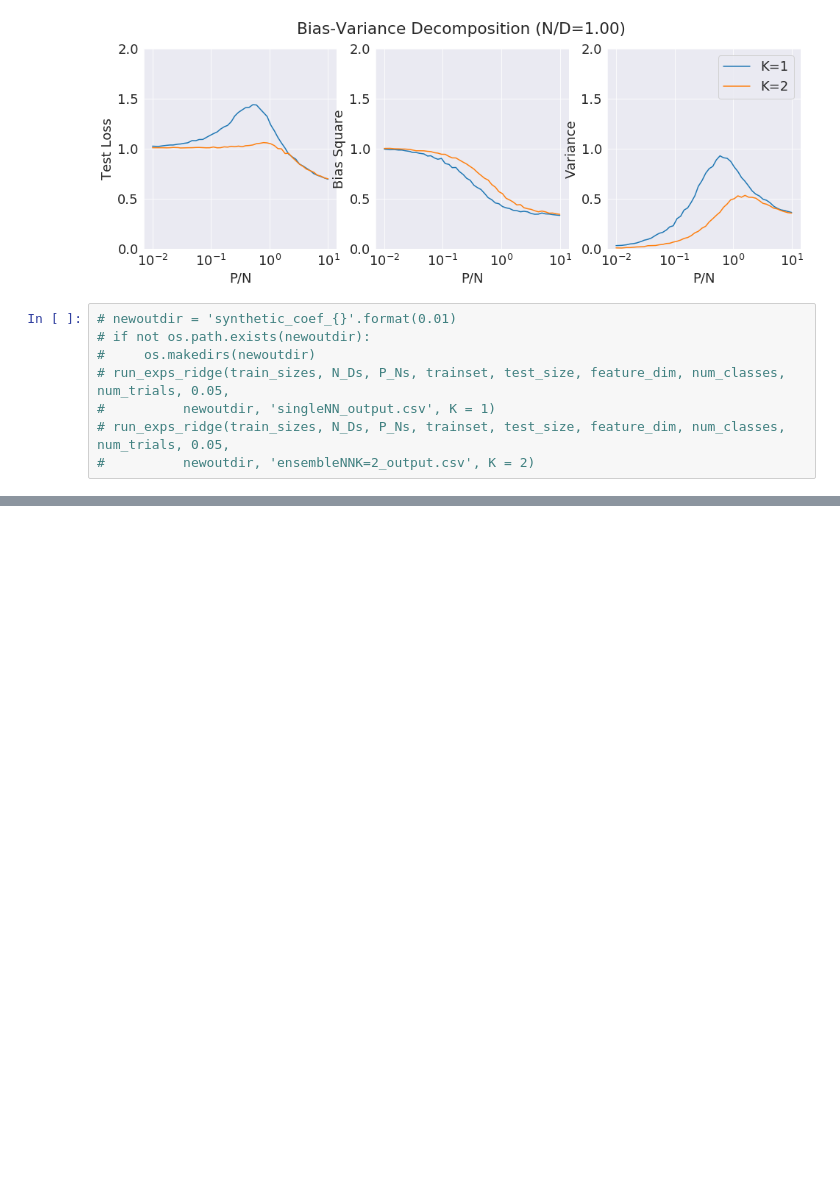
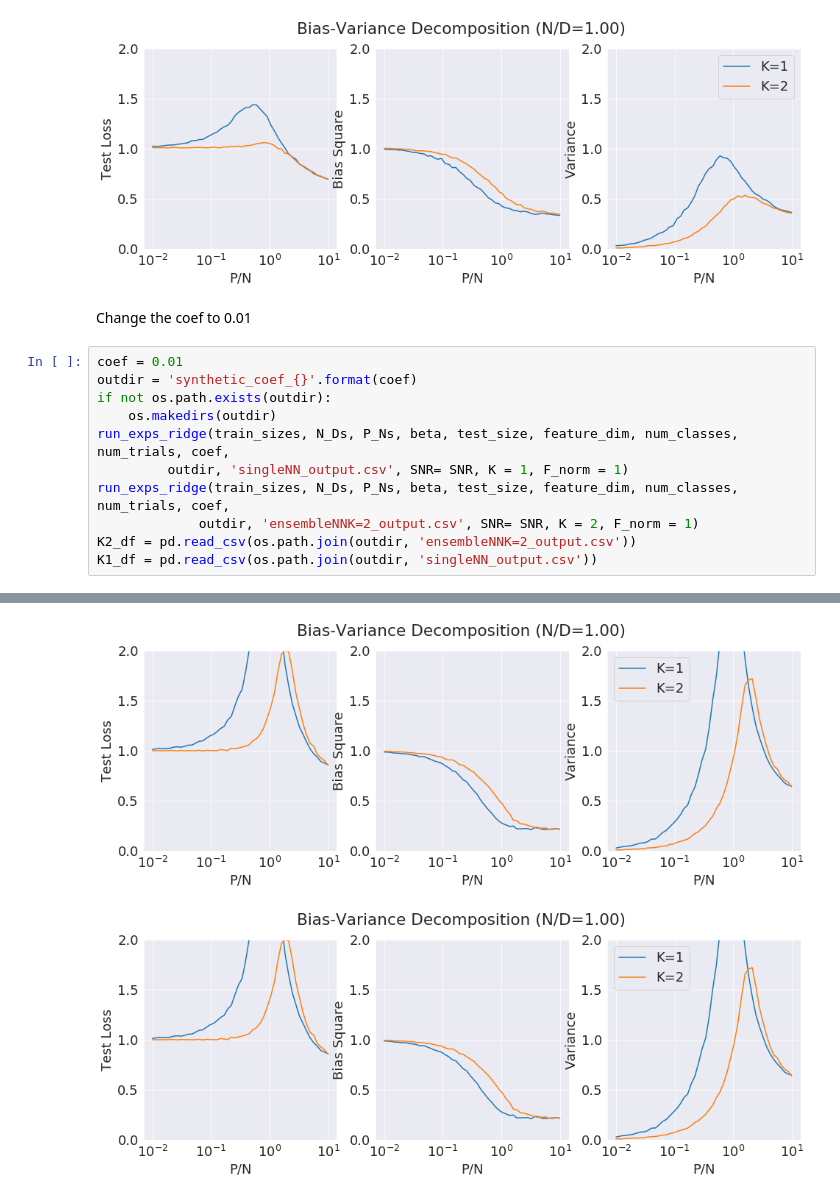
Before and after one commit to wtomin/MemorySplitAdvantage, a Jupyter notebook: RF_experiments/synthetic/synthetic_two_layer_nn.ipynb, the cells around one changed output, grey strips where cells are left out. Cells and saved outputs as stored; diff of their text form; blank space fills up the shorter version.

```diff
--- a/RF_experiments/synthetic/synthetic_two_layer_nn.ipynb
+++ b/RF_experiments/synthetic/synthetic_two_layer_nn.ipynb
@@ -463,11 +393,17 @@ def plot_single_vs_ensemble(dfs_list, Ks_list, N_D, feature_dim, ymin=0, ymax=1.
 plot_single_vs_ensemble([K1_df, K2_df], [1, 2], N_Ds[0], feature_dim, ymax=2.0)
 # %% [output]
 [figure]
+# %% [markdown]
+Change the coef to 0.01
 # %%
-# newoutdir = 'synthetic_coef_{}'.format(0.01)
-# if not os.path.exists(newoutdir):
-#     os.makedirs(newoutdir)
-# run_exps_ridge(train_sizes, N_Ds, P_Ns, trainset, test_size, feature_dim, num_classes, num_trials, 0.05,
-#          newoutdir, 'singleNN_output.csv', K = 1)
-# run_exps_ridge(train_sizes, N_Ds, P_Ns, trainset, test_size, feature_dim, num_classes, num_trials, 0.05,
-#          newoutdir, 'ensembleNNK=2_output.csv', K = 2)
+coef = 0.01
+outdir = 'synthetic_coef_{}'.format(coef)
+if not os.path.exists(outdir):
+    os.makedirs(outdir)
+run_exps_ridge(train_sizes, N_Ds, P_Ns, beta, test_size, feature_dim, num_classes, num_trials, coef,
+         outdir, 'singleNN_output.csv', SNR= SNR, K = 1, F_norm = 1)
+run_exps_ridge(train_sizes, N_Ds, P_Ns, beta, test_size, feature_dim, num_classes, num_trials, coef,
+             outdir, 'ensembleNNK=2_output.csv', SNR= SNR, K = 2, F_norm = 1)
+K2_df = pd.read_csv(os.path.join(outdir, 'ensembleNNK=2_output.csv'))
+K1_df = pd.read_csv(os.path.join(outdir, 'singleNN_output.csv'))
+# %% [output]
@@ -474 +427,3 @@ plot_single_vs_ensemble([K1_df, K2_df], [1, 2], N_Ds[0], feature_dim, ymax=2.0)
+[figure, added]
+[figure, added]
 # %%
```
Also changed, not shown: parts of 4 cells of this notebook, 2 other files.
